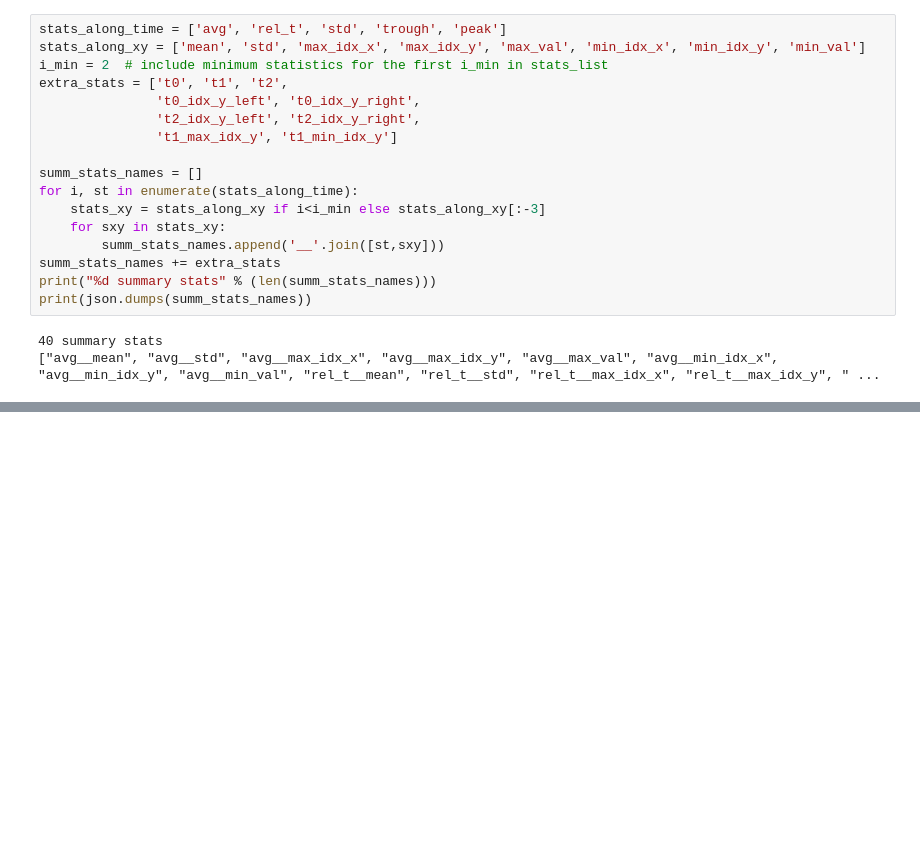
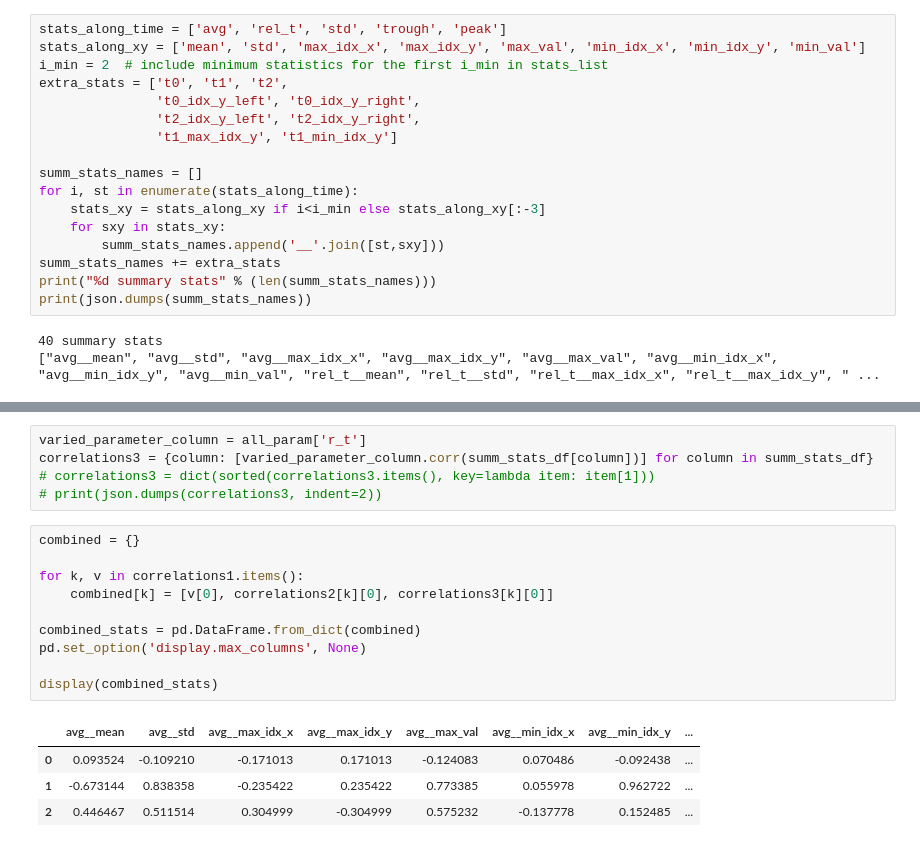
Before and after one commit to chenziao/Stylized-Cell-Inference, a Jupyter notebook: summary_stat_verification.ipynb, the cells around one changed output, grey strips where cells are left out. Saved outputs shown, nothing was run; the diff lists cells and outputs as text; blank space fills up the shorter version.

```diff
--- a/summary_stat_verification.ipynb
+++ b/summary_stat_verification.ipynb
@@ -344,0 +375,20 @@ display(summ_stats_df)
+# %%
+varied_parameter_column = all_param['r_t']
+correlations3 = {column: [varied_parameter_column.corr(summ_stats_df[column])] for column in summ_stats_df}
+# correlations3 = dict(sorted(correlations3.items(), key=lambda item: item[1]))
+# print(json.dumps(correlations3, indent=2))
+# %%
+combined = {}
+
+for k, v in correlations1.items():
+    combined[k] = [v[0], correlations2[k][0], correlations3[k][0]]
+
+combined_stats = pd.DataFrame.from_dict(combined)
+pd.set_option('display.max_columns', None)
+
+display(combined_stats)
+# %% [output]
+|  | avg__mean | avg__std | avg__max_idx_x | avg__max_idx_y | avg__max_val | avg__min_idx_x | avg__min_idx_y | ... |
+| 0 | 0.093524 | -0.109210 | -0.171013 | 0.171013 | -0.124083 | 0.070486 | -0.092438 | ... |
+| 1 | -0.673144 | 0.838358 | -0.235422 | 0.235422 | 0.773385 | 0.055978 | 0.962722 | ... |
+| 2 | 0.446467 | 0.511514 | 0.304999 | -0.304999 | 0.575232 | -0.137778 | 0.152485 | ... |
```
Also changed, not shown: parts of 6 cells of this notebook, 3 other files.
